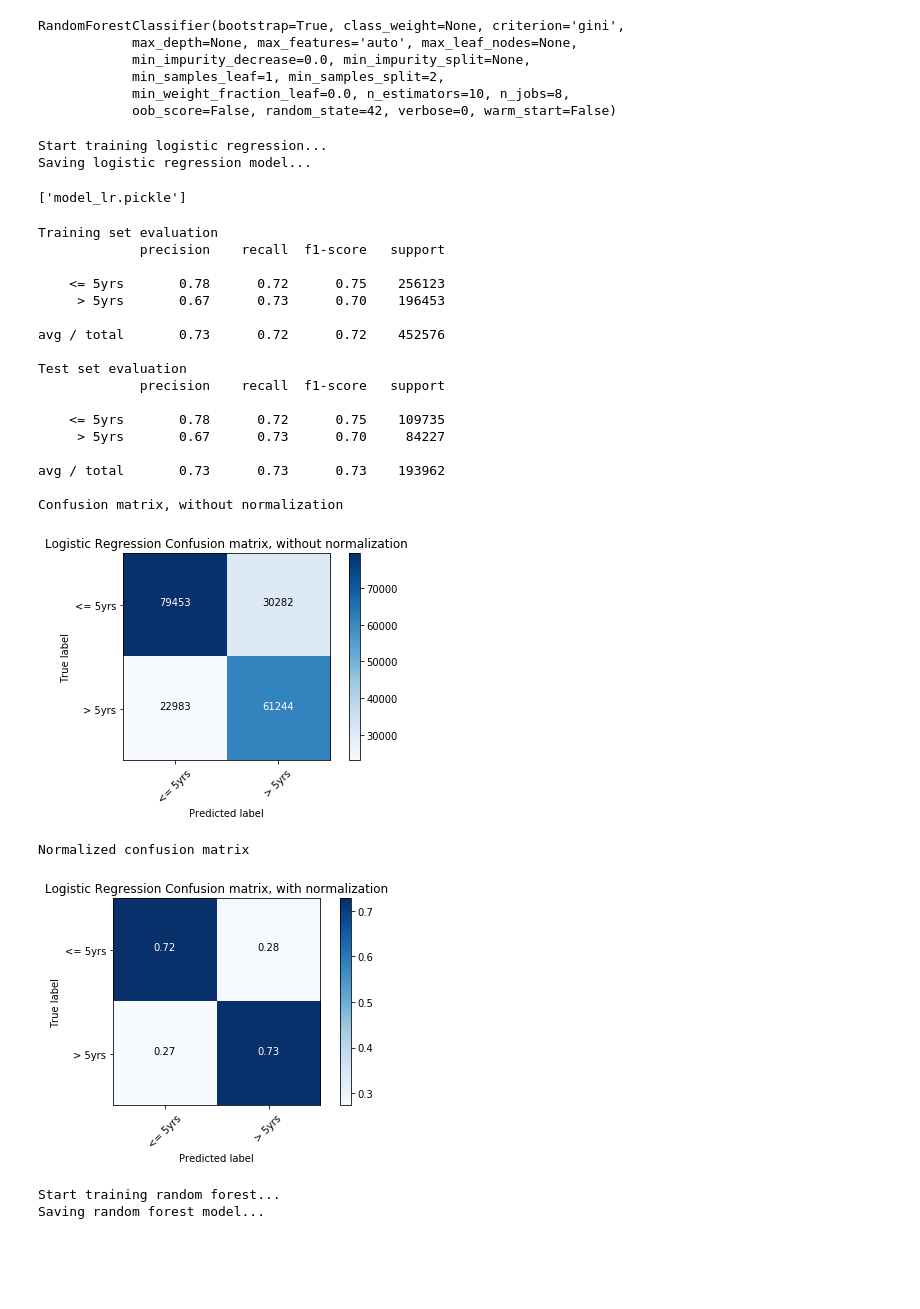
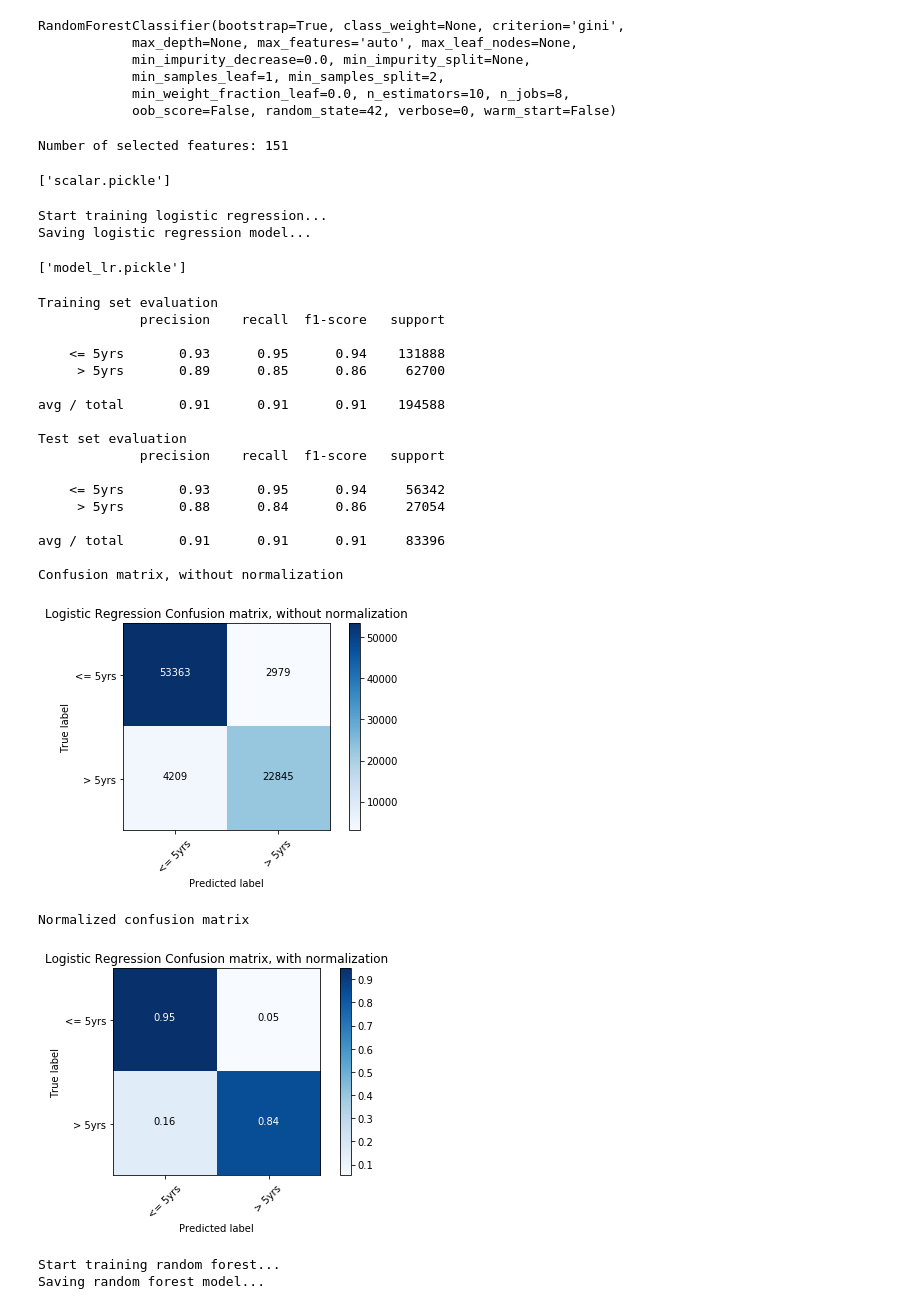
Before and after one commit to junginpark13/seer, a Jupyter notebook: seer/05_simple_model.ipynb, the cells around one changed output. Drawn from its saved outputs; the diff is of its cells as text; code cells hidden in the pictures; blank space fills up the shorter version.

```diff
--- a/seer/05_simple_model.ipynb
+++ b/seer/05_simple_model.ipynb
@@ -15,9 +17,9 @@ from sklearn.metrics import confusion_matrix
 
 from utils import plot_confusion_matrix
 # %%
-filename = '/Users/junginpark/data/SEER_1973_2015_TEXTDATA/incidence/csv/COLRECT_converted.pickle'
+filename = 'output/COLRECT_filtered.pickle'
 
-df = pd.read_pickle(filename)
+df_filtered = pd.read_pickle(filename)
 
-df.head()
+df_filtered.head()
 # %% [output]
@@ -128,12 +78,28 @@ with open('feature_selected_column_info_simple.txt', 'w') as f:
 
 X_train_fs = feature_selector.transform(X_train)
 X_test_fs = feature_selector.transform(X_test)
+
+print(f'Number of selected features: {X_train_fs.shape[1]}')
+# %% [output]
+Number of selected features: 151
+# %%
+# Scaling
+
+scalar = MinMaxScaler()
+scalar.fit(X_train_fs)
+
+X_train_scaled = scalar.transform(X_train_fs)
+X_test_scaled = scalar.transform(X_test_fs)
+
+joblib.dump(scalar, 'scalar.pickle')
+# %% [output]
+['scalar.pickle']
 # %%
 # Logistic Regression
 
 print('Start training logistic regression...')
 model_lr = LogisticRegression()
-model_lr.fit(X_train_fs, y_train)
+model_lr.fit(X_train_scaled, y_train)
 
 print('Saving logistic regression model...')
 joblib.dump(model_lr, 'model_lr.pickle')
@@ -144,42 +110,45 @@ Saving logistic regression model...
 # %%
 target_names = ['<= 5yrs', '> 5yrs']
 
-print('Training set evaluation')
-y_train_pred = model_lr.predict(X_train_fs)
-print(classification_report(y_train, y_train_pred, target_names=target_names))
+def eval(model, name, Xtr=X_train_scaled, Xts=X_test_scaled):
+    print('Training set evaluation')
+    y_train_pred = model.predict(Xtr)
+    print(classification_report(y_train, y_train_pred, target_names=target_names))
 
-print('Test set evaluation')
-y_test_pred = model_lr.predict(X_test_fs)
-print(classification_report(y_test, y_test_pred, target_names=target_names))
+    print('Test set evaluation')
+    y_test_pred = model.predict(Xts)
+    print(classification_report(y_test, y_test_pred, target_names=target_names))
 
-cnf_matrix = confusion_matrix(y_test, y_test_pred)
-plot_confusion_matrix(cnf_matrix, classes=target_names, normalize=False,
-                      title='Logistic Regression Confusion matrix, without normalization')
-plt.show()
-plot_confusion_matrix(cnf_matrix, classes=target_names, normalize=True,
-                      title='Logistic Regression Confusion matrix, with normalization')
-plt.show()
+    cnf_matrix = confusion_matrix(y_test, y_test_pred)
+    plot_confusion_matrix(cnf_matrix, classes=target_names, normalize=False,
+                          title=f'{name} Confusion matrix, without normalization')
+    plt.show()
+    plot_confusion_matrix(cnf_matrix, classes=target_names, normalize=True,
+                          title=f'{name} Confusion matrix, with normalization')
+    plt.show()
+
+eval(model_lr, 'Logistic Regression')
 # %% [output]
 Training set evaluation
              precision    recall  f1-score   support
 
-    <= 5yrs       0.78      0.72      0.75    256123
-     > 5yrs       0.67      0.73      0.70    196453
+    <= 5yrs       0.93      0.95      0.94    131888
+     > 5yrs       0.89      0.85      0.86     62700
 
-avg / total       0.73      0.72      0.72    452576
+avg / total       0.91      0.91      0.91    194588
 
 Test set evaluation
              precision    recall  f1-score   support
 
-    <= 5yrs       0.78      0.72      0.75    109735
-     > 5yrs       0.67      0.73      0.70     84227
+    <= 5yrs       0.93      0.95      0.94     56342
+     > 5yrs       0.88      0.84      0.86     27054
 
-avg / total       0.73      0.73      0.73    193962
+avg / total       0.91      0.91      0.91     83396
 
 Confusion matrix, without normalization
-[figure, old version]
+[figure, new version]
 Normalized confusion matrix
-[figure, old version]
+[figure, new version]
 # %%
 # Random Forest
 
```
Also changed, not shown: parts of 15 cells of this notebook, 5 other files.
